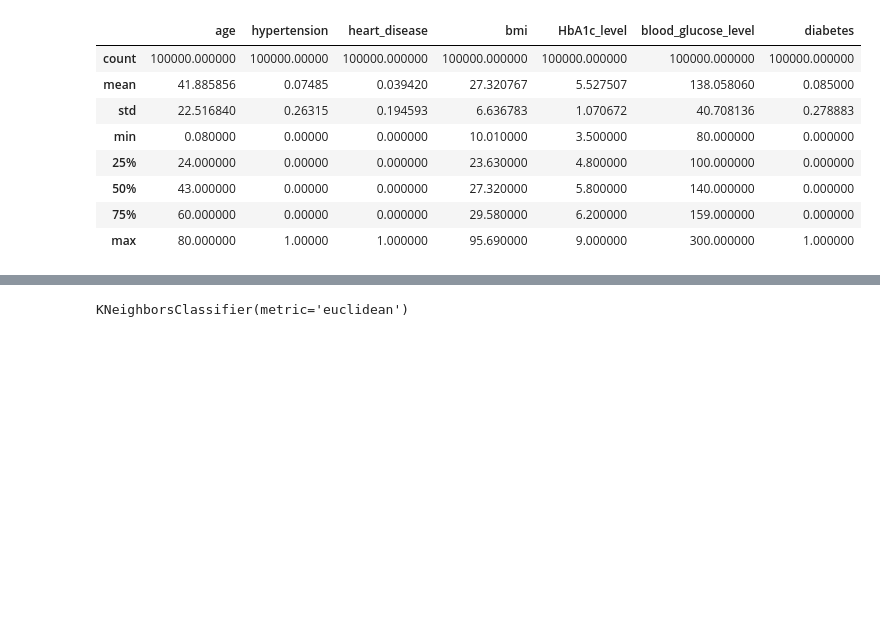
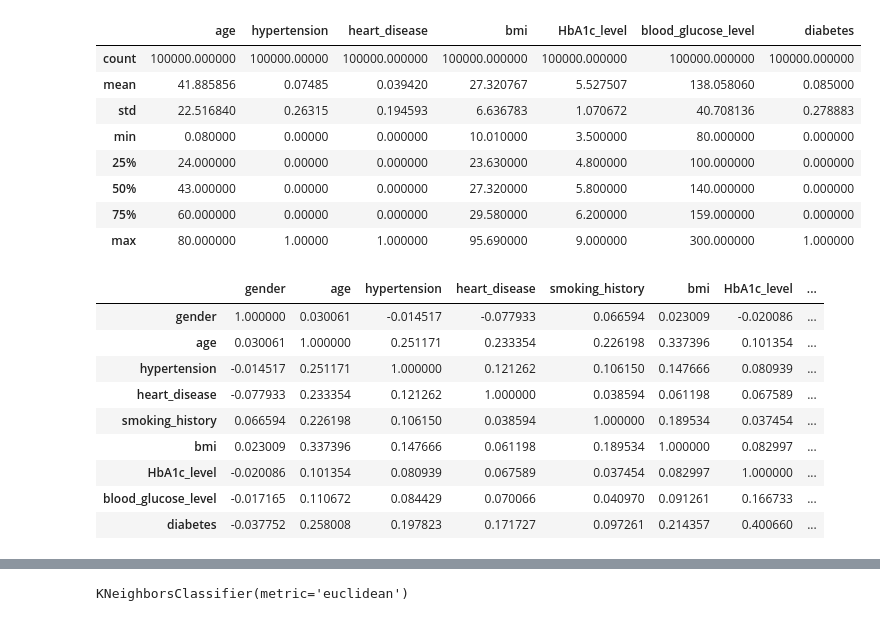
Before and after one commit to ghifari-15/diabetes-prediction-using-knn, a Jupyter notebook: main.ipynb, the cells around one changed output, grey strips where cells are left out. Cells and saved outputs as stored; diff of their text form; code cells hidden in the pictures; blank space fills up the shorter version.

```diff
--- a/main.ipynb
+++ b/main.ipynb
@@ -142,3 +144,16 @@ data.describe()
 # Define X as a trained data and y as a target data
 X = data.iloc[:, :-1]
 y = data.iloc[:,-1]
+# %%
+data.corr()
+# %% [output]
+|  | gender | age | hypertension | heart_disease | smoking_history | bmi | HbA1c_level | ... |
+| gender | 1.000000 | 0.030061 | -0.014517 | -0.077933 | 0.066594 | 0.023009 | -0.020086 | ... |
+| age | 0.030061 | 1.000000 | 0.251171 | 0.233354 | 0.226198 | 0.337396 | 0.101354 | ... |
+| hypertension | -0.014517 | 0.251171 | 1.000000 | 0.121262 | 0.106150 | 0.147666 | 0.080939 | ... |
+| heart_disease | -0.077933 | 0.233354 | 0.121262 | 1.000000 | 0.038594 | 0.061198 | 0.067589 | ... |
+| smoking_history | 0.066594 | 0.226198 | 0.106150 | 0.038594 | 1.000000 | 0.189534 | 0.037454 | ... |
+| bmi | 0.023009 | 0.337396 | 0.147666 | 0.061198 | 0.189534 | 1.000000 | 0.082997 | ... |
+| HbA1c_level | -0.020086 | 0.101354 | 0.080939 | 0.067589 | 0.037454 | 0.082997 | 1.000000 | ... |
+| blood_glucose_level | -0.017165 | 0.110672 | 0.084429 | 0.070066 | 0.040970 | 0.091261 | 0.166733 | ... |
+| diabetes | -0.037752 | 0.258008 | 0.197823 | 0.171727 | 0.097261 | 0.214357 | 0.400660 | ... |
```
Also changed, not shown: parts of 2 cells of this notebook.
